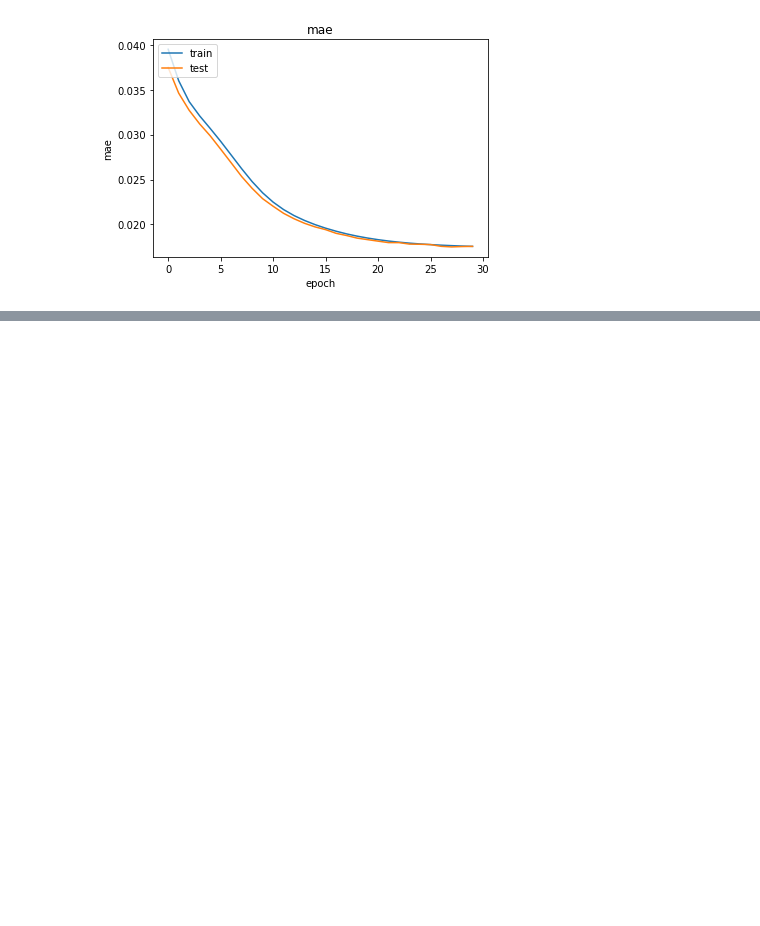
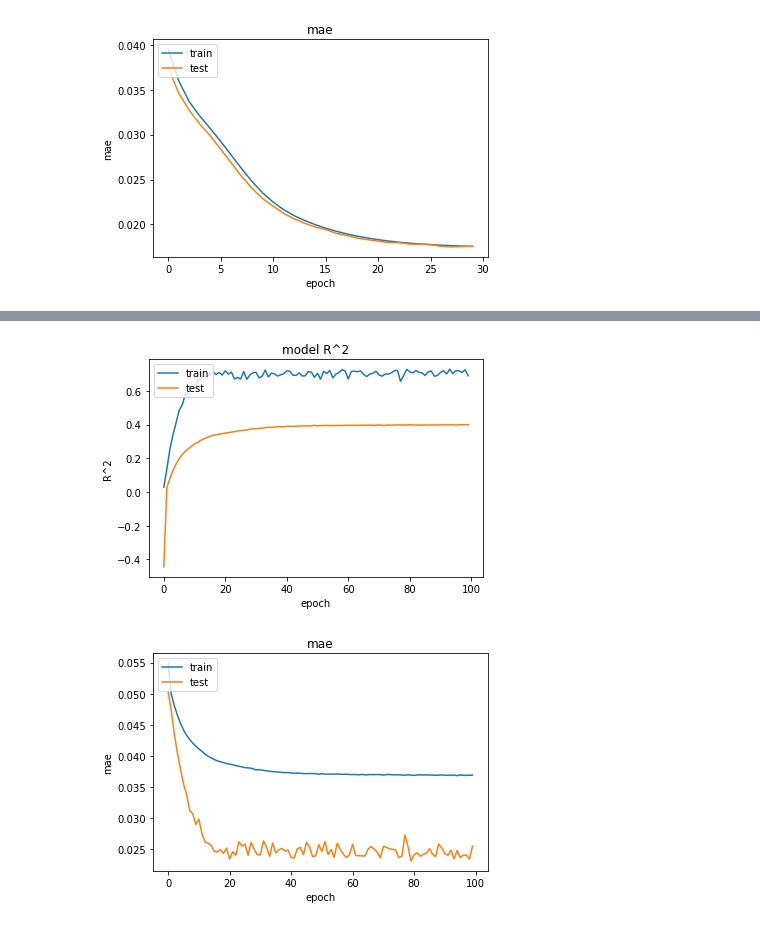
Before and after one commit to poteboy/capstone, a Jupyter notebook: work/regression.ipynb, the cells around one changed output, grey strips where cells are left out. Saved outputs shown, nothing was run; the diff lists cells and outputs as text; code cells hidden in the pictures; blank space fills up the shorter version.

```diff
--- a/work/regression.ipynb
+++ b/work/regression.ipynb
@@ -143,0 +209,4 @@ plt.show()
+# %%
+log = model.fit(X_train, Y_train, epochs=100, batch_size=64, verbose=1,
+         validation_data=(X_validation, Y_validation))
+Y_pred = model.predict(X_test)
@@ -143,0 +231,21 @@ plt.show()
+# %%
+# plot training curve for R^2 (beware of scale, starts very low negative)
+plt.plot(log.history['val_r_square'])
+plt.plot(log.history['r_square'])
+plt.title('model R^2')
+plt.ylabel('R^2')
+plt.xlabel('epoch')
+plt.legend(['train', 'test'], loc='upper left')
+plt.show()
+
+# plot training curve for rmse
+plt.plot(log.history['mae'])
+plt.plot(log.history['val_mae'])
+plt.title('mae')
+plt.ylabel('mae')
+plt.xlabel('epoch')
+plt.legend(['train', 'test'], loc='upper left')
+plt.show()
+# %% [output]
+[figure, added]
+[figure, added]
```
Also changed, not shown: parts of 8 cells of this notebook, 7 other files.
